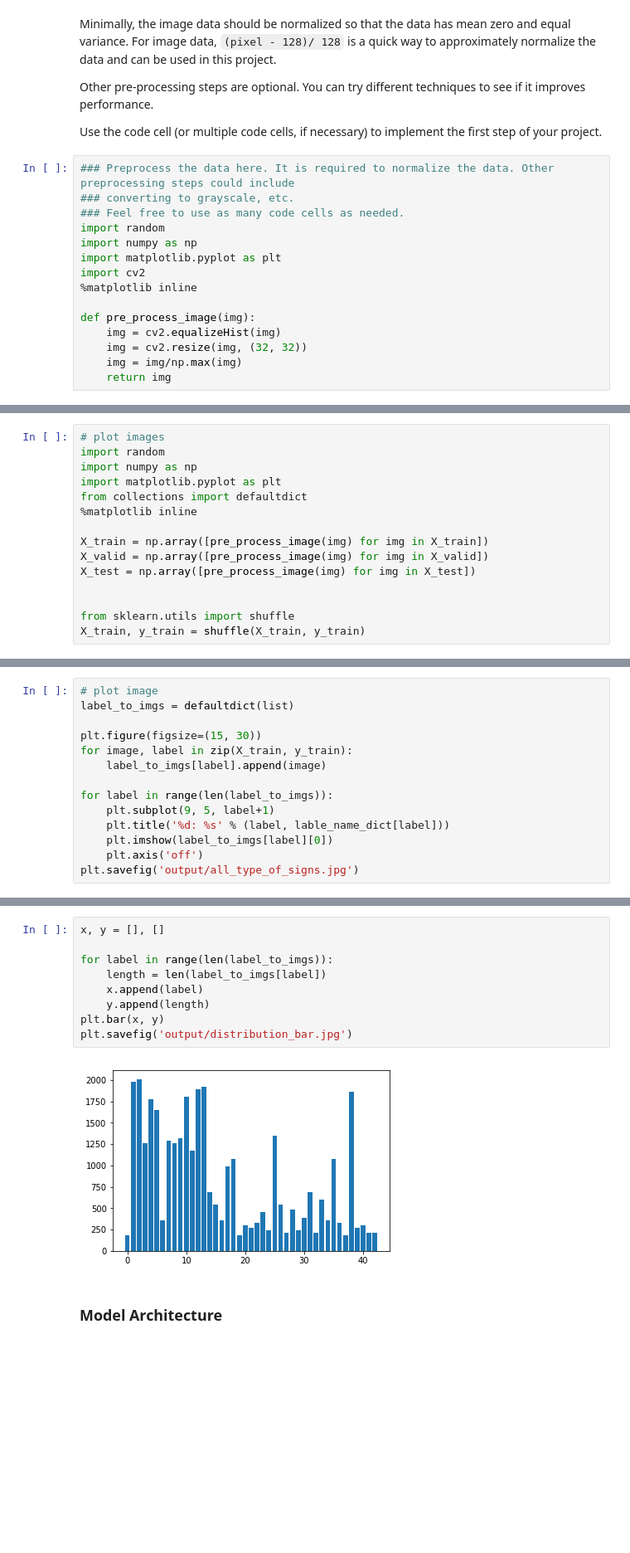
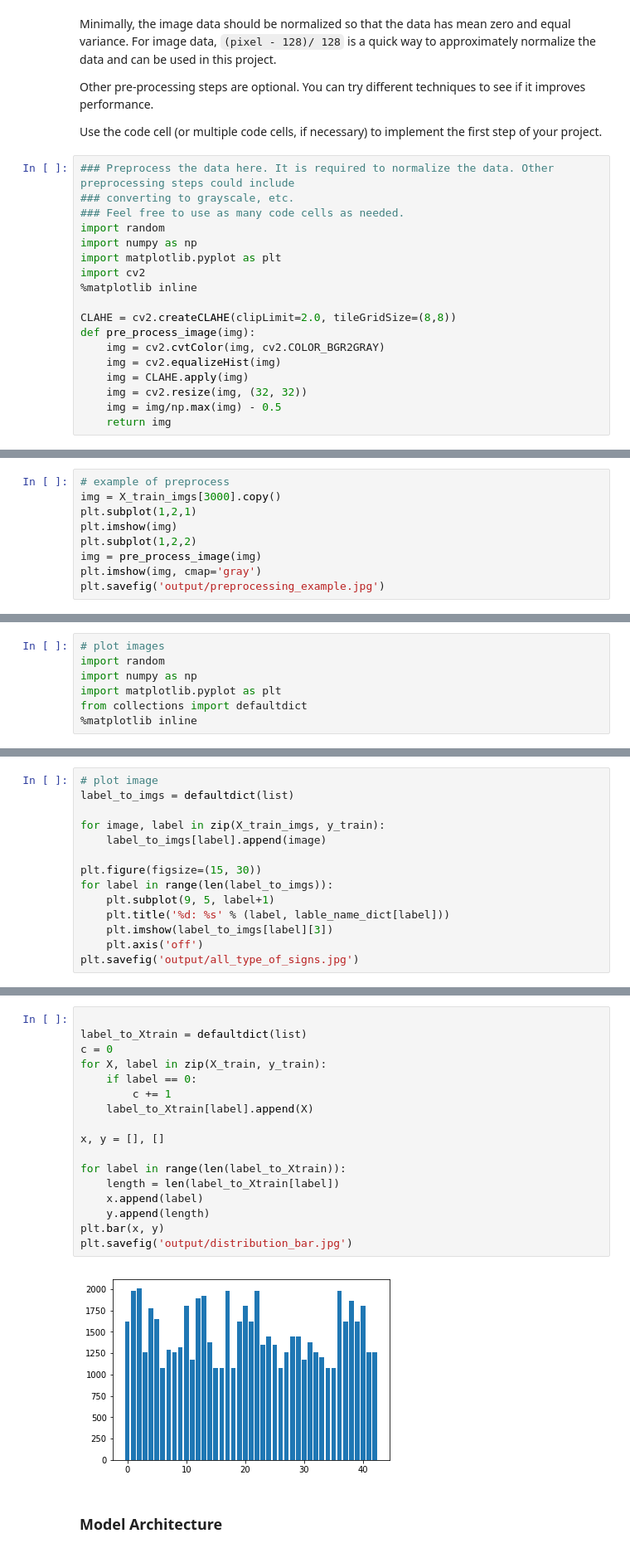
Before and after one commit to zhangjianxing/CarND-Traffic-Sign-Classifier-Project, a Jupyter notebook: Traffic_Sign_Classifier.ipynb, the cells around one changed output, grey strips where cells are left out. Shown at 83% size. Cells and saved outputs as stored; diff of their text form; blank space fills up the shorter version.

```diff
--- a/Traffic_Sign_Classifier.ipynb
+++ b/Traffic_Sign_Classifier.ipynb
@@ -166,8 +166,11 @@ import matplotlib.pyplot as plt
 import cv2
 %matplotlib inline
 
+CLAHE = cv2.createCLAHE(clipLimit=2.0, tileGridSize=(8,8))
 def pre_process_image(img):
+    img = cv2.cvtColor(img, cv2.COLOR_BGR2GRAY)
     img = cv2.equalizeHist(img)
+    img = CLAHE.apply(img)
     img = cv2.resize(img, (32, 32))
-    img = img/np.max(img)
+    img = img/np.max(img) - 0.5
     return img
@@ -193,0 +177,9 @@ plt.imshow(img, cmap='gray')
+# %%
+# example of preprocess
+img = X_train_imgs[3000].copy()
+plt.subplot(1,2,1)
+plt.imshow(img)
+plt.subplot(1,2,2)
+img = pre_process_image(img)
+plt.imshow(img, cmap='gray')
+plt.savefig('output/preprocessing_example.jpg')
@@ -198,11 +192,3 @@ import numpy as np
 import matplotlib.pyplot as plt
 from collections import defaultdict
 %matplotlib inline
-
-X_train = np.array([pre_process_image(img) for img in X_train])
-X_valid = np.array([pre_process_image(img) for img in X_valid])
-X_test = np.array([pre_process_image(img) for img in X_test])
-
-
-from sklearn.utils import shuffle
-X_train, y_train = shuffle(X_train, y_train)
@@ -212,14 +196,14 @@ error: OpenCV(4.0.0) /io/opencv/modules/imgproc/src/histogram.cpp:3334: error: (
 # plot image
 label_to_imgs = defaultdict(list)
 
-plt.figure(figsize=(15, 30))
-for image, label in zip(X_train, y_train):
+for image, label in zip(X_train_imgs, y_train):
     label_to_imgs[label].append(image)
 
+plt.figure(figsize=(15, 30))
 for label in range(len(label_to_imgs)):
     plt.subplot(9, 5, label+1)
     plt.title('%d: %s' % (label, lable_name_dict[label]))
-    plt.imshow(label_to_imgs[label][0])
+    plt.imshow(label_to_imgs[label][3])
     plt.axis('off')
 plt.savefig('output/all_type_of_signs.jpg')
 # %% [output]
@@ -227,14 +247,22 @@ plt.savefig('output/all_type_of_signs.jpg')
 # %%
+
+label_to_Xtrain = defaultdict(list)
+c = 0
+for X, label in zip(X_train, y_train):
+    if label == 0:
+        c += 1
+    label_to_Xtrain[label].append(X)
+
 x, y = [], []
 
-for label in range(len(label_to_imgs)):
-    length = len(label_to_imgs[label])
+for label in range(len(label_to_Xtrain)):
+    length = len(label_to_Xtrain[label])
     x.append(label)
     y.append(length)
 plt.bar(x, y)
 plt.savefig('output/distribution_bar.jpg')
 # %% [output]
-[figure, old version]
+[figure, new version]
 # %% [markdown]
 ### Model Architecture
 # %%
```
Also changed, not shown: parts of 14 cells of this notebook, 10 other files.
